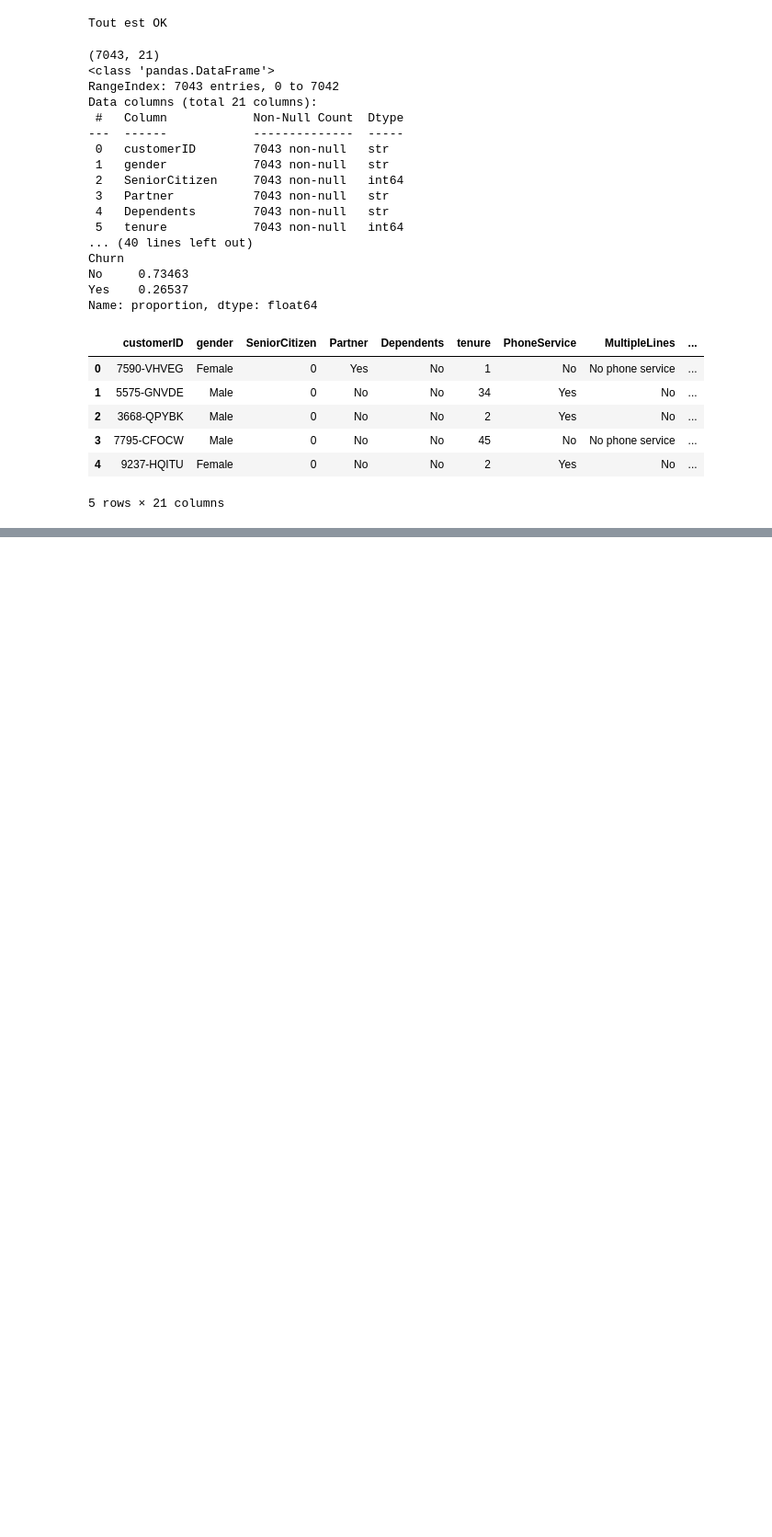
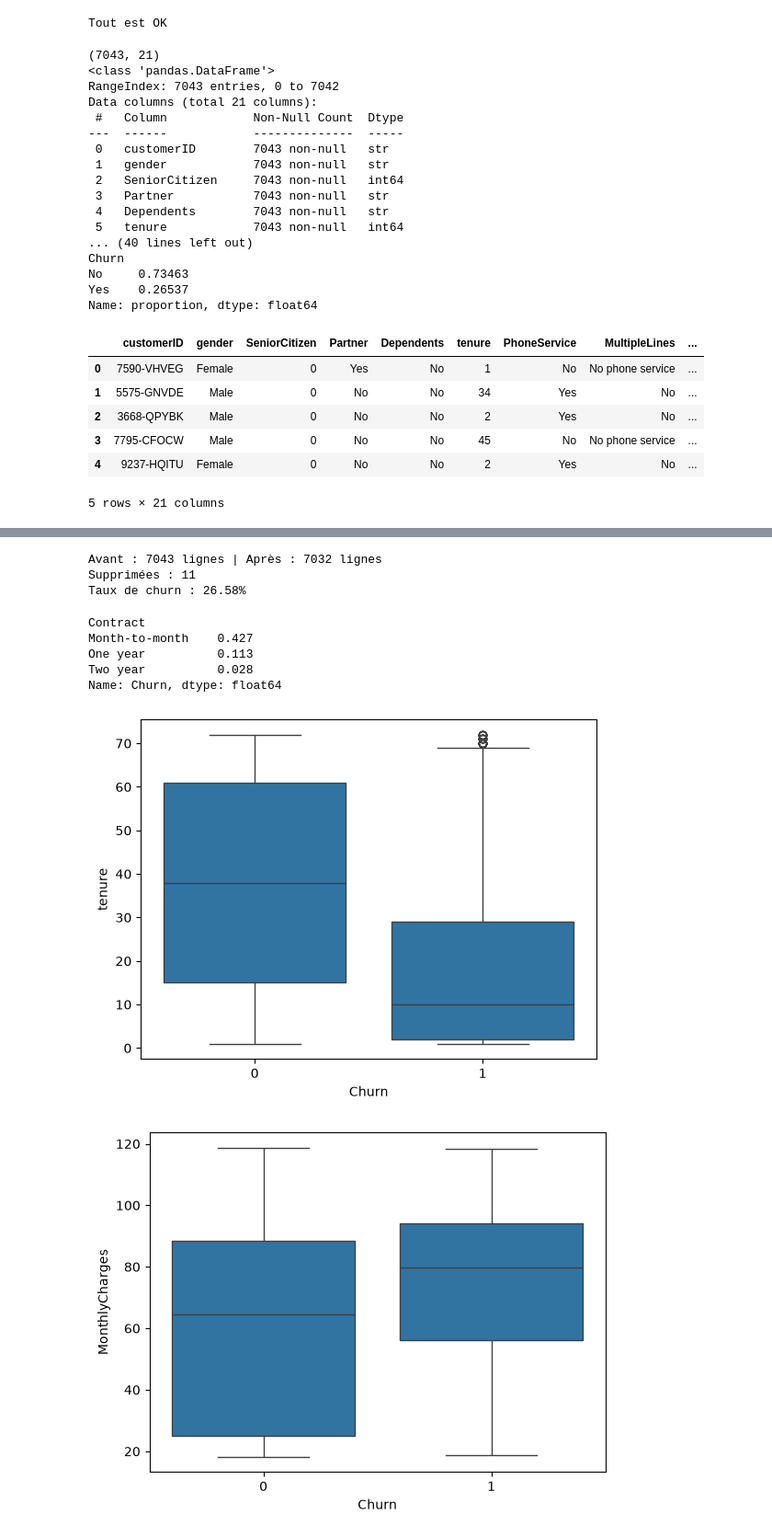
Before and after one commit to Rajae2002/churn-prediction, a Jupyter notebook: notebooks/01_exploration_nettoyage.ipynb, the cells around one changed output, grey strips where cells are left out. Shown at 92% size. Drawn from its saved outputs; the diff is of its cells as text; code cells hidden in the pictures; blank space fills up the shorter version.

```diff
--- a/notebooks/01_exploration_nettoyage.ipynb
+++ b/notebooks/01_exploration_nettoyage.ipynb
@@ -40,0 +62,41 @@ Name: proportion, dtype: float64
+# %%
+n_avant = len(df)
+
+# TotalCharges: texte -> nombre (espaces vides deviennent NaN)
+df["TotalCharges"] = pd.to_numeric(df["TotalCharges"], errors="coerce")
+
+# 11 nouveaux clients (tenure = 0), jamais facturés
+df = df.dropna(subset=["TotalCharges"])
+
+# Colonne inutile pour le modèle
+df = df.drop(columns=["customerID"])
+
+# Cible en 0/1
+df["Churn"] = (df["Churn"] == "Yes").astype(int)
+
+print(f"Avant : {n_avant} lignes | Après : {len(df)} lignes")
+print(f"Supprimées : {n_avant - len(df)}")
+print(f"Taux de churn : {df['Churn'].mean():.2%}")
+# %% [output]
+Avant : 7043 lignes | Après : 7032 lignes
+Supprimées : 11
+Taux de churn : 26.58%
+# %%
+import matplotlib.pyplot as plt
+import seaborn as sns
+
+print(df.groupby("Contract")["Churn"].mean().round(3))
+
+sns.boxplot(x="Churn", y="tenure", data=df)
+plt.show()
+
+sns.boxplot(x="Churn", y="MonthlyCharges", data=df)
+plt.show()
+# %% [output]
+Contract
+Month-to-month    0.427
+One year          0.113
+Two year          0.028
+Name: Churn, dtype: float64
+[figure, added]
+[figure, added]
```
Also changed, not shown: parts of 1 cell of this notebook.
